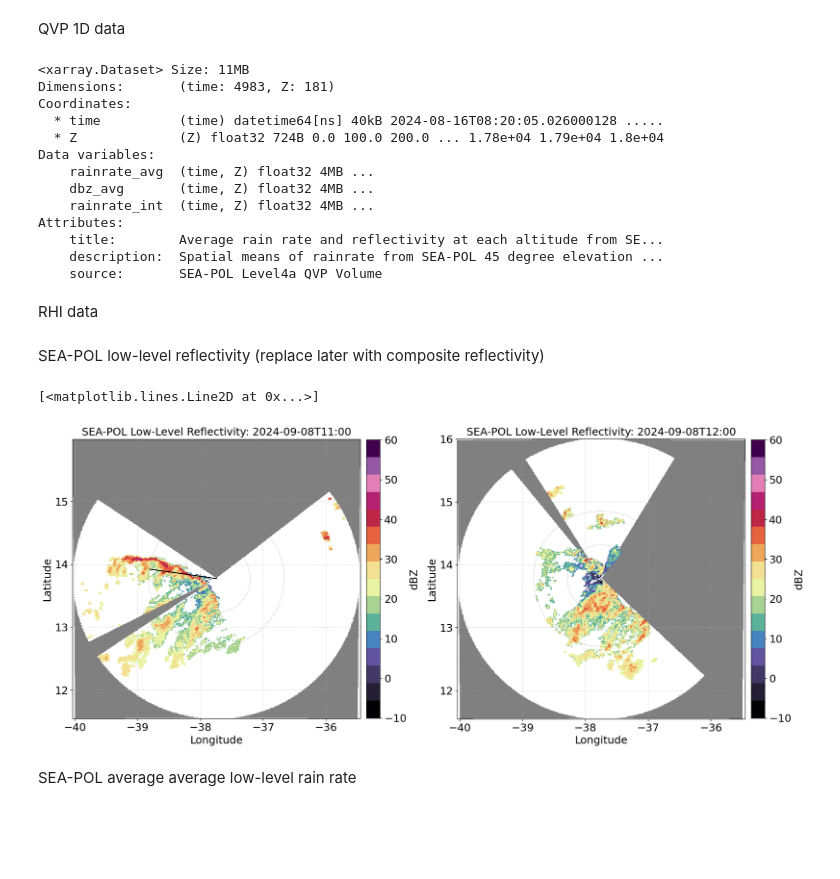
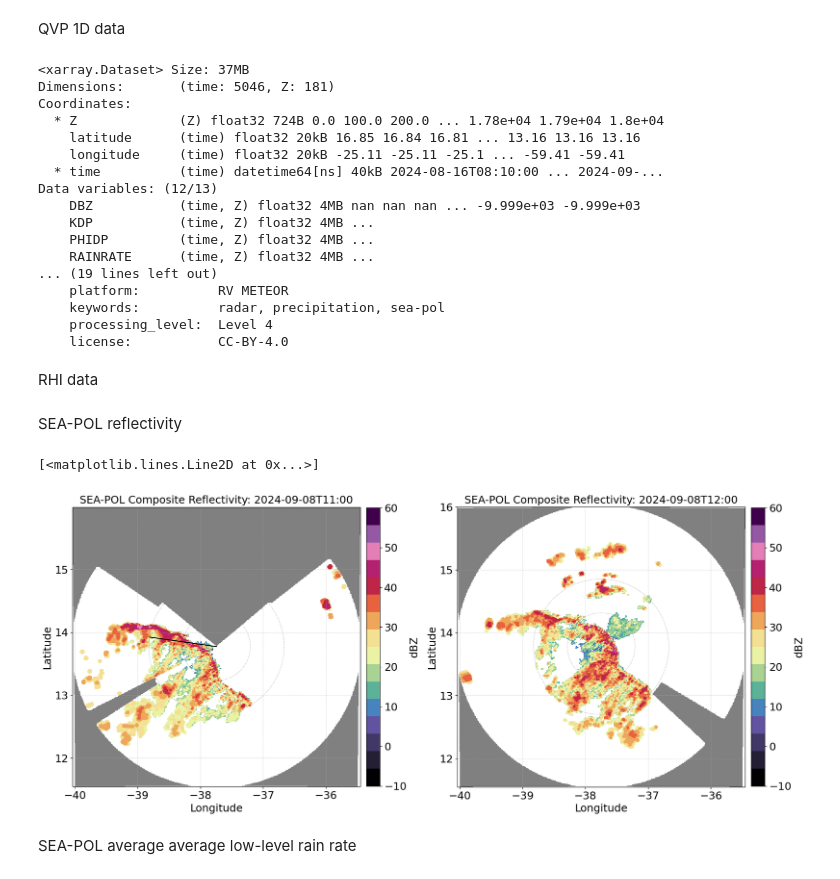
Before and after one commit to allison-wing/PICCOLO, a Jupyter notebook: plot_seapol_case.ipynb, the cells around one changed output. Drawn from its saved outputs; the diff is of its cells as text; code cells hidden in the pictures; blank space fills up the shorter version.

Commit message:
switch to level4b, composite reflectivity

```diff
--- a/plot_seapol_case.ipynb
+++ b/plot_seapol_case.ipynb
@@ -64,26 +64,35 @@ RHI_fname = '/huracan/tank4/cornell/ORCESTRA/sea-pol/qc_data/level4a/rhi/2024090
 QVP 1D data
 # %%
 # load data
-qvp = xr.open_dataset('/huracan/tank4/cornell/ORCESTRA/sea-pol/qc_data/level4a/qvp_1D/qvp_1D.nc')
+#qvp = xr.open_dataset('/huracan/tank4/cornell/ORCESTRA/sea-pol/qc_data/level4a/qvp_1D/qvp_1D.nc')
+qvp = xr.open_dataset('/huracan/tank4/cornell/ORCESTRA/sea-pol/qc_data/level4b/PICCOLO_level4b_qvp_1D.nc')
 
 #Find indices for start and end times
 index1qvp = np.abs(pd.to_datetime(qvp.time) - time1).argmin()
 index2qvp = np.abs(pd.to_datetime(qvp.time) - time2).argmin()
+
+#Set missing data to NaN
+qvp_DBZ = qvp.DBZ.where(qvp.DBZ != -9999, np.nan)
+
 qvp
 # %% [output]
-<xarray.Dataset> Size: 11MB
-Dimensions:       (time: 4983, Z: 181)
+<xarray.Dataset> Size: 37MB
+Dimensions:       (time: 5046, Z: 181)
 Coordinates:
-  * time          (time) datetime64[ns] 40kB 2024-08-16T08:20:05.026000128 .....
   * Z             (Z) float32 724B 0.0 100.0 200.0 ... 1.78e+04 1.79e+04 1.8e+04
-Data variables:
-    rainrate_avg  (time, Z) float32 4MB ...
-    dbz_avg       (time, Z) float32 4MB ...
-    rainrate_int  (time, Z) float32 4MB ...
-Attributes:
-    title:        Average rain rate and reflectivity at each altitude from SE...
-    description:  Spatial means of rainrate from SEA-POL 45 degree elevation ...
-    source:       SEA-POL Level4a QVP Volume
+    latitude      (time) float32 20kB 16.85 16.84 16.81 ... 13.16 13.16 13.16
+    longitude     (time) float32 20kB -25.11 -25.11 -25.1 ... -59.41 -59.41
+  * time          (time) datetime64[ns] 40kB 2024-08-16T08:10:00 ... 2024-09-...
+Data variables: (12/13)
+    DBZ           (time, Z) float32 4MB nan nan nan ... -9.999e+03 -9.999e+03
+    KDP           (time, Z) float32 4MB ...
+    PHIDP         (time, Z) float32 4MB ...
+    RAINRATE      (time, Z) float32 4MB ...
+... (19 lines left out)
+    platform:          RV METEOR
+    keywords:          radar, precipitation, sea-pol
+    processing_level:  Level 4
+    license:           CC-BY-4.0
 # %% [markdown]
 RHI data
 # %%
@@ -95,10 +104,12 @@ rhi_DBZ = rhi.DBZ.where(rhi.DBZ != -9999, np.nan)
 rhi_ZDR = rhi.ZDR.where(rhi.ZDR != -9999, np.nan)
 rhi_KDP = rhi.KDP.where(rhi.KDP != -9999, np.nan)
 # %% [markdown]
-SEA-POL low-level reflectivity (replace later with composite reflectivity)
+SEA-POL reflectivity
 # %%
 #Load data
-seapol = xr.open_dataset('/huracan/tank4/cornell/ORCESTRA/sea-pol/qc_data/level4a/gridded_rainrate/PICCOLO_gridded_rainrate_all.nc')
+#seapol = xr.open_dataset('/huracan/tank4/cornell/ORCESTRA/sea-pol/qc_data/level4a/gridded_rainrate/PICCOLO_gridded_rainrate_all.nc')
+#seapol = xr.open_dataset('/huracan/tank4/cornell/ORCESTRA/sea-pol/qc_data/level4b/PICCOLO_level4b_rainrate_2D.nc')
+seapol = xr.open_dataset('/huracan/tank4/cornell/ORCESTRA/sea-pol/qc_data/level4b/PICCOLO_level4b_composite_2D.nc')
 
 #Find indices
 index_map1 = np.abs(pd.to_datetime(seapol.time) - time_map1).argmin()
@@ -117,7 +128,7 @@ cbar.ax.tick_params(labelsize=18)
 cbar.set_ticks(np.linspace(-10,60,8))
 cbar.ax.set_ylabel('dBZ', fontsize=18)
 
-axs[0].set_title('SEA-POL Low-Level Reflectivity: ' + str(time_map1),fontsize=18)
+axs[0].set_title('SEA-POL Composite Reflectivity: ' + str(time_map1),fontsize=18)
 axs[0].set_ylabel('Latitude', fontsize=18)
 axs[0].set_xlabel('Longitude',fontsize=18)
 axs[0].set_xticks(np.linspace(-40,-36, 5))  # Adjust the number of ticks as needed
@@ -133,7 +144,7 @@ cbar.ax.tick_params(labelsize=18)
 cbar.set_ticks(np.linspace(-10,60,8))
 cbar.ax.set_ylabel('dBZ', fontsize=18)
 
-axs[1].set_title('SEA-POL Low-Level Reflectivity: ' + str(time_map2),fontsize=18)
+axs[1].set_title('SEA-POL Composite Reflectivity: ' + str(time_map2),fontsize=18)
 axs[1].set_ylabel('Latitude', fontsize=18)
 axs[1].set_xlabel('Longitude',fontsize=18)
 axs[1].set_xticks(np.linspace(-40,-36, 5))  # Adjust the number of ticks as needed
@@ -148,34 +159,34 @@ axs[0].grid(True, which='both', linestyle='--', linewidth=0.5, alpha=0.7)
 axs[1].grid(True, which='both', linestyle='--', linewidth=0.5, alpha=0.7)
 
 # Add 120 km circle
 axs[0].add_patch(plt.Circle((map1.longitude[245,245], map1.latitude[245,245]), 120/111.32, color='gray', alpha = 0.7,fill=False, linestyle='--', linewidth=0.5))
 axs[1].add_patch(plt.Circle((map2.longitude[245,245], map2.latitude[245,245]), 120/111.32, color='gray', alpha = 0.7,fill=False, linestyle='--', linewidth=0.5))
 
 # Add 60 km circle
 axs[0].add_patch(plt.Circle((map1.longitude[245,245], map1.latitude[245,245]), 60/111.32, color='gray', alpha = 0.7,fill=False, linestyle='--', linewidth=0.5))
 axs[1].add_patch(plt.Circle((map2.longitude[245,245], map2.latitude[245,245]), 60/111.32, color='gray', alpha = 0.7,fill=False, linestyle='--', linewidth=0.5))
 
 # Add azimuth line
 # Radar center (latitude and longitude)
 center_lat = map1.latitude[245, 245]  # Replace with the radar's latitude
 center_lon = map1.longitude[245, 245]  # Replace with the radar's longitude
 
 # Azimuth in degrees
 azimuth = 278
 
 # Define the radius of the line (e.g., 120 km)
 radius_km = 120
 radius_deg = radius_km / 111.32  # Convert km to degrees (approximation)
 
 # Calculate the endpoint of the line
 end_lat = center_lat + radius_deg * np.cos(np.radians(azimuth))
 end_lon = center_lon + radius_deg * np.sin(np.radians(azimuth))
 
 # Draw the line on the first subplot
 axs[0].plot([center_lon, end_lon], [center_lat, end_lat], color='black', linestyle='-', linewidth=1.5)
 # %% [output]
 [<matplotlib.lines.Line2D at 0x...>]
-[figure, old version]
+[figure, new version]
 # %% [markdown]
 SEA-POL average average low-level rain rate
 # %%
```
Also changed, not shown: parts of 2 cells of this notebook.
